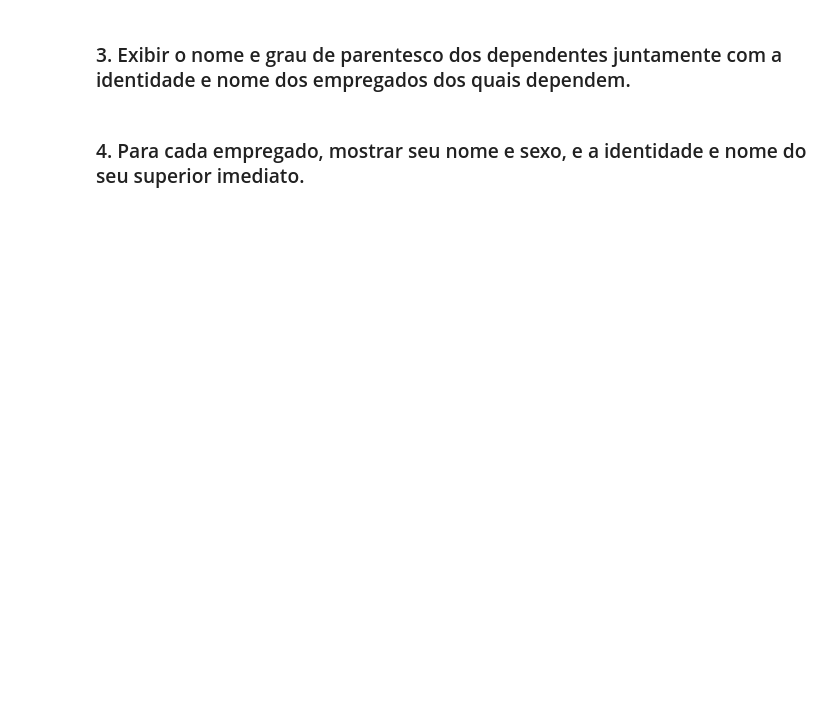
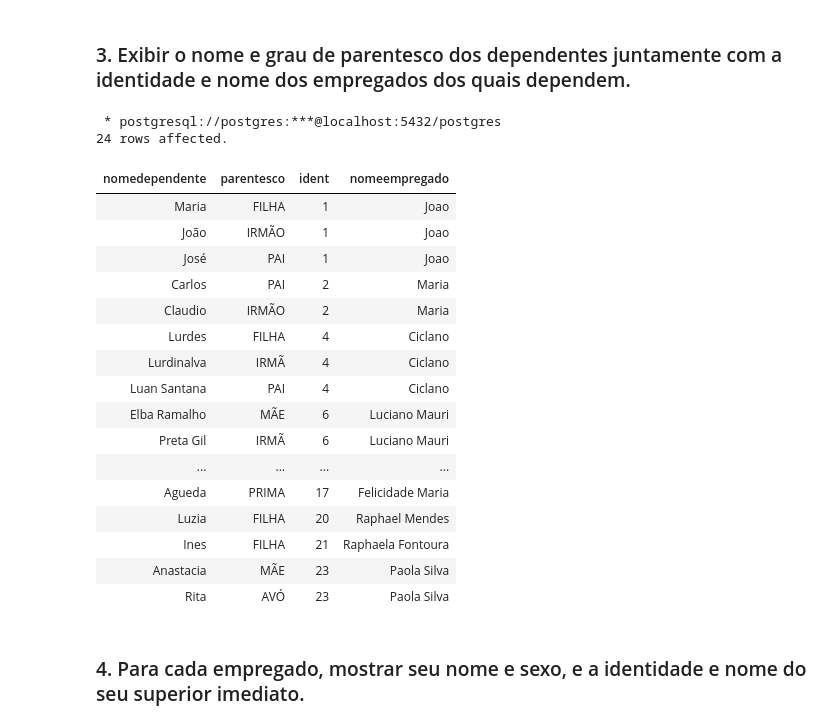
Before and after one commit to PajeSystems/PUC.MVP, a Jupyter notebook: Exercício_Boaz_BD_Aula3.ipynb, the cells around one changed output. Cells and saved outputs as stored; diff of their text form; code cells hidden in the pictures; blank space fills up the shorter version.

```diff
--- a/Exercício_Boaz_BD_Aula3.ipynb
+++ b/Exercício_Boaz_BD_Aula3.ipynb
@@ -119,2 +181,28 @@ WHERE  depnum in (SELECT num
+# %%
+%%sql
+SELECT Depe.Nome AS NomeDependente, Parentesco, Ident, Emp.Nome AS NomeEmpregado
+FROM DEPENDENTE AS Depe
+INNER JOIN EMPREGADO AS Emp
+ON Depe.IdentEmp = Emp.Ident;
+# %% [output]
+ * postgresql://postgres:***@localhost:5432/postgres
+24 rows affected.
+| nomedependente | parentesco | ident | nomeempregado |
+| Maria | FILHA | 1 | Joao |
+| João | IRMÃO | 1 | Joao |
+| José | PAI | 1 | Joao |
+| Carlos | PAI | 2 | Maria |
+| Claudio | IRMÃO | 2 | Maria |
+| Lurdes | FILHA | 4 | Ciclano |
+| Lurdinalva | IRMÃ | 4 | Ciclano |
+| Luan Santana | PAI | 4 | Ciclano |
+| Elba Ramalho | MÃE | 6 | Luciano Mauri |
+| Preta Gil | IRMÃ | 6 | Luciano Mauri |
+| ... | ... | ... | ... |
+| Agueda | PRIMA | 17 | Felicidade Maria |
+| Luzia | FILHA | 20 | Raphael Mendes |
+| Ines | FILHA | 21 | Raphaela Fontoura |
+| Anastacia | MÃE | 23 | Paola Silva |
+| Rita | AVÓ | 23 | Paola Silva |
 # %% [markdown]
 ### 4. Para cada empregado, mostrar seu nome e sexo, e a identidade e nome do seu superior imediato.
```
Also changed, not shown: parts of 35 cells of this notebook.
